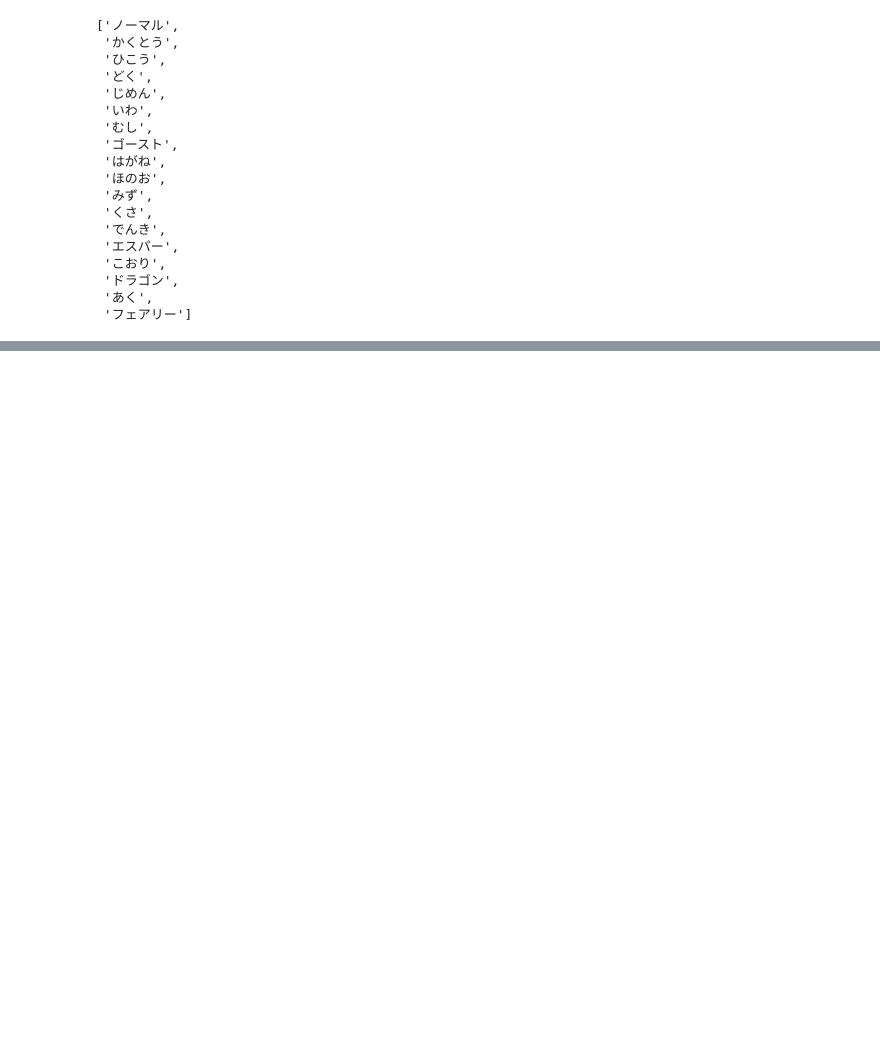
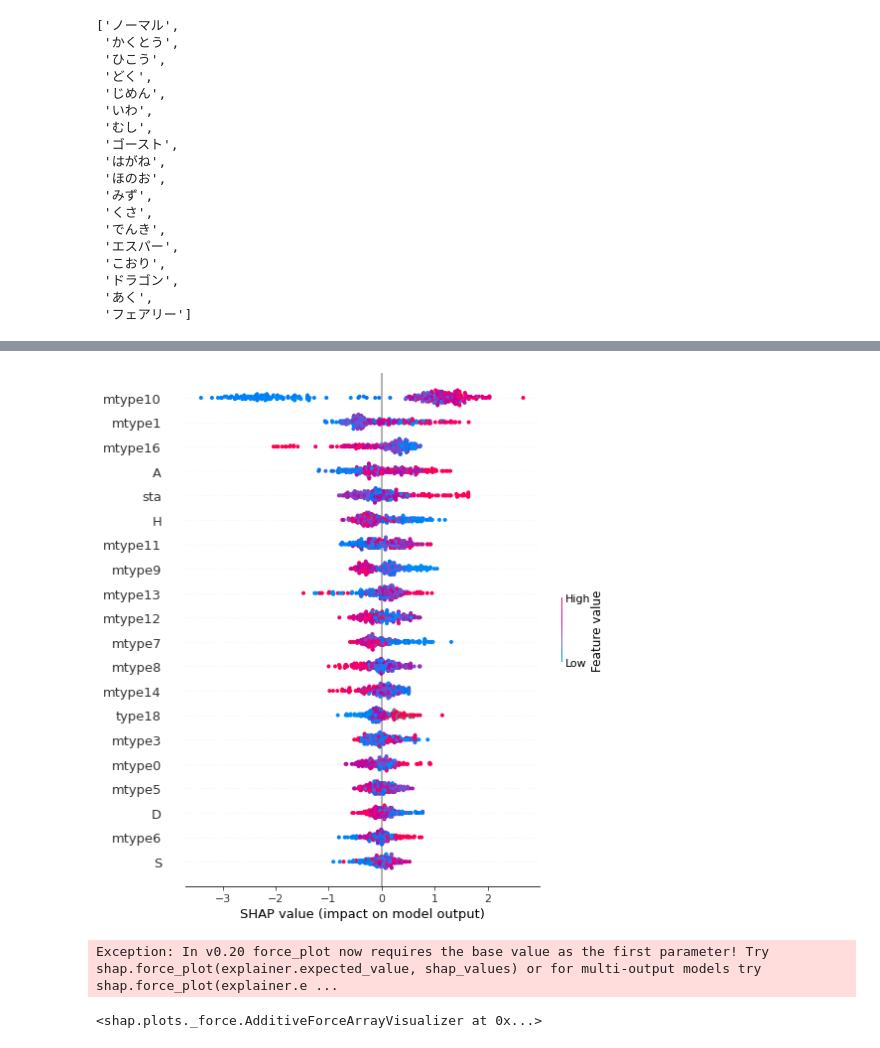
Before and after one commit to Empoleon-395/urshifu, a Jupyter notebook: urshifu_optuna.ipynb, the cells around one changed output, grey strips where cells are left out. Drawn from its saved outputs; the diff is of its cells as text; code cells hidden in the pictures; blank space fills up the shorter version.

Commit message:
add shap

```diff
--- a/urshifu_optuna.ipynb
+++ b/urshifu_optuna.ipynb
@@ -120,0 +124,4 @@ poke_data.poke_type
+# %%
+explainer = shap.TreeExplainer(model=model, feature_perturbation='tree_path_dependent', model_output = "raw")
+# %%
+shap_values = explainer.shap_values(X=test_x)
@@ -120,0 +150,12 @@ poke_data.poke_type
+# %%
+shap.summary_plot(shap_values[0], test_x,plot_type = "dot")
+# %% [output]
+[figure, added]
+# %%
+shap.force_plot(base_value=explainer.expected_value, shap_values=shap_values[0], features=test_x)
+# %% [output]
+Exception: In v0.20 force_plot now requires the base value as the first parameter! Try shap.force_plot(explainer.expected_value, shap_values) or for multi-output models try shap.force_plot(explainer.e ...
+# %%
+shap.force_plot(explainer.expected_value[0], shap_values[0])
+# %% [output]
+<shap.plots._force.AdditiveForceArrayVisualizer at 0x...>
```
Also changed, not shown: parts of 10 cells of this notebook, 3 other files.
